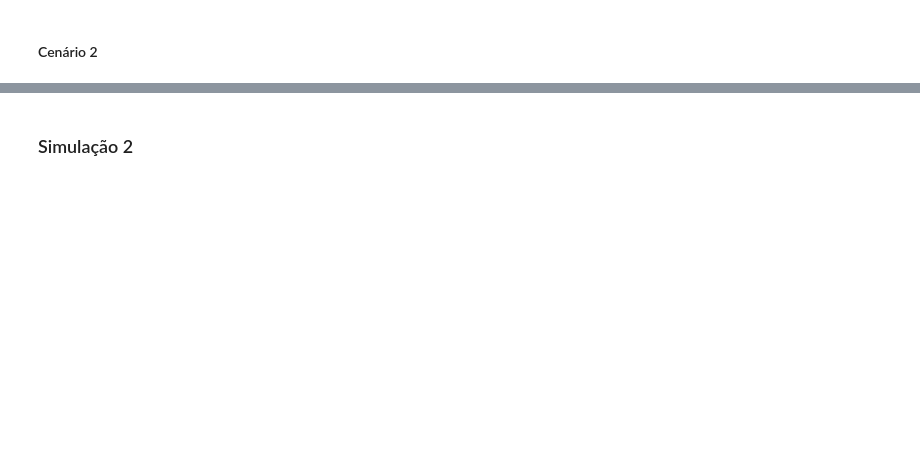
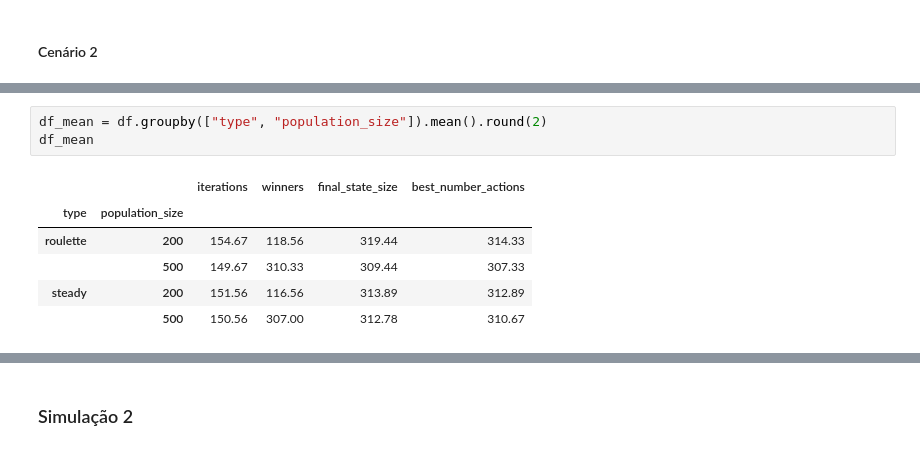
Before and after one commit to carolineap/hardest-pygame-ever, a Jupyter notebook: whg.ipynb, the cells around one changed output, grey strips where cells are left out. Drawn from its saved outputs; the diff is of its cells as text; blank space fills up the shorter version.

```diff
--- a/whg.ipynb
+++ b/whg.ipynb
@@ -98,0 +146,10 @@ import matplotlib.pyplot as plt
+# %%
+df_mean = df.groupby(["type", "population_size"]).mean().round(2)
+df_mean
+# %% [output]
+|  |  | iterations | winners | final_state_size | best_number_actions |
+| type | population_size |  |  |  |  |
+| roulette | 200 | 154.67 | 118.56 | 319.44 | 314.33 |
+|  | 500 | 149.67 | 310.33 | 309.44 | 307.33 |
+| steady | 200 | 151.56 | 116.56 | 313.89 | 312.89 |
+|  | 500 | 150.56 | 307.00 | 312.78 | 310.67 |
```
Also changed, not shown: parts of 11 cells of this notebook, 2 other files.
